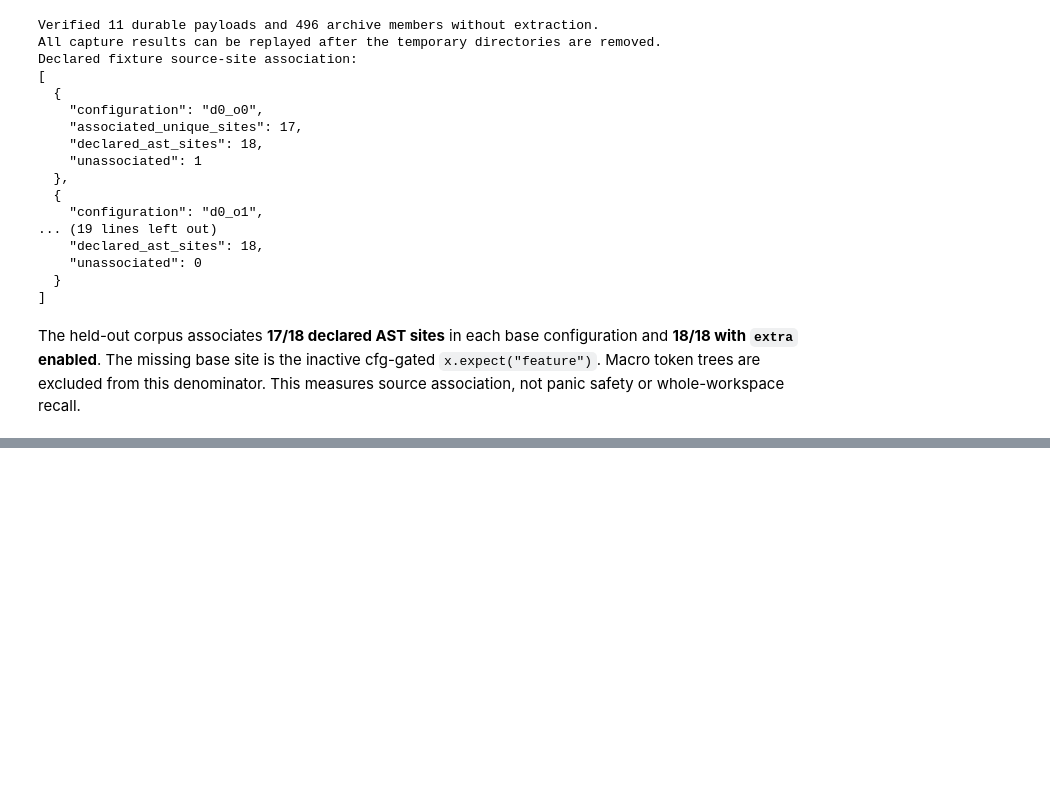
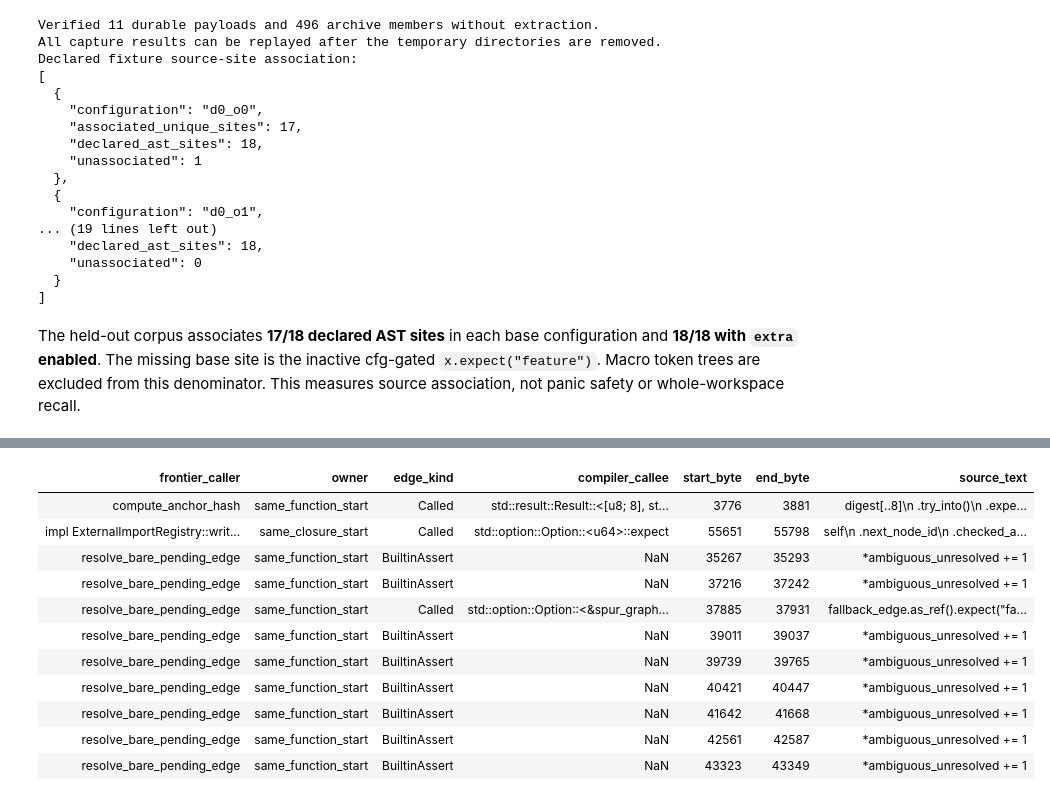
Before and after one commit to getspur/SpurCode, a Jupyter notebook: 2026-10-31-panic-graph-experiment.ipynb, the cells around one changed output, grey strips where cells are left out. Cells and saved outputs as stored; diff of their text form; code cells hidden in the pictures; blank space fills up the shorter version.

Commit message:
docs(spur-graph): P4 record workspace panic graph experiment

```diff
--- a/2026-10-31-panic-graph-experiment.ipynb
+++ b/2026-10-31-panic-graph-experiment.ipynb
@@ -4206,0 +4822,15 @@ The held-out corpus associates **17/18 declared AST sites** in each base configu
+# %%
+# The full CLI capture failed inside the pinned rustc/CGA producer (exit 101).
+# Try the existing smaller executable without changing production source or flags.
+assert ws_cli_process.poll() == 101
+ws_example_dir = ws_work / 'example-d1_o1'
+ws_example_dir.mkdir(exist_ok=False)
+ws_example_before = ws_cli_inventory()
+_ = (ws_example_dir / 'workspace-inputs-before.json').write_text(json.dumps(ws_example_before, indent=2) + '\n')
+ws_example_argv = [str(ws_repo / 'scripts/spur-cargo'), 'build', '--frozen', '--offline', '-p', 'spur-graph', '--example', 'panic_evidence', '--no-default-features', '--target', 'aarch64-apple-darwin', '-vv']
+ws_example_plan = dict(ws_cli_plan, phase='existing_example_extraction_after_cli_producer_failure', argv=ws_example_argv, packages=['spur-graph'], targets=['example:panic_evidence'], declared_input_count=len(ws_example_before), previous_cli_exit=101)
+_ = (ws_example_dir / 'compile-plan.json').write_text(json.dumps(ws_example_plan, indent=2) + '\n')
+ws_example_started = time.monotonic()
+with (ws_example_dir / 'compiler.stdout').open('wb') as stdout, (ws_example_dir / 'compiler.stderr').open('wb') as stderr:
+    ws_example_process = subprocess.Popen(ws_example_argv, cwd=ws_repo, env=ws_extract_env, stdout=stdout, stderr=stderr)
+print(json.dumps({'state':'running','pid':ws_example_process.pid,'target':'existing spur-graph example panic_evidence','declared_inputs':len(ws_example_before)}, indent=2))
@@ -4206,0 +4844,11 @@ The held-out corpus associates **17/18 declared AST sites** in each base configu
+# %%
+ws_example_exit = ws_example_process.poll()
+ws_example_log = (ws_example_dir / 'compiler.stderr').read_text(errors='replace')
+ws_example_markers = [line.removeprefix('cga-emit:') for line in ws_example_log.splitlines() if line.startswith('cga-emit:')]
+ws_example_status = {'state':'running' if ws_example_exit is None else 'finished','exit':ws_example_exit,'elapsed_seconds_at_poll':round(time.monotonic()-ws_example_started,2),'emitted_markers':len(ws_example_markers),'unique_emitted_paths':len(set(ws_example_markers)),'diagnostics':[line[:240] for line in ws_example_log.splitlines() if line.startswith(('error:',"thread '",'    Finished','   Compiling'))][-6:]}
+if ws_example_exit is not None:
+    ws_example_after = ws_cli_inventory()
+    _ = (ws_example_dir / 'workspace-inputs-after.json').write_text(json.dumps(ws_example_after, indent=2) + '\n')
+    ws_example_status.update(source_inputs_unchanged=ws_example_after == ws_example_before,graph_pointer_unchanged=str((ws_repo/'.spur/graph/CURRENT').resolve()) == ws_plan['graph_target'],graph_manifest_unchanged=ws_digest((Path(ws_plan['graph_target'])/'manifest.json').read_bytes()) == ws_plan['graph_manifest_sha256'],stdout_sha256=ws_digest((ws_example_dir/'compiler.stdout').read_bytes()),stderr_sha256=ws_digest((ws_example_dir/'compiler.stderr').read_bytes()))
+    _ = (ws_example_dir / 'compile-result.json').write_text(json.dumps(ws_example_status, indent=2) + '\n')
+print(json.dumps(ws_example_status,indent=2))
@@ -4206,0 +5140,21 @@ The held-out corpus associates **17/18 declared AST sites** in each base configu
+# %%
+CREATE OR REPLACE TEMP TABLE ws_example_observations AS
+SELECT * FROM read_json_auto('/private/tmp/panic-workspace-20261101/example-d1_o1/flat/observations.jsonl');
+COPY ws_example_observations TO '/private/tmp/panic-workspace-20261101/example-d1_o1/flat/observations.parquet' (FORMAT PARQUET, COMPRESSION ZSTD);
+SELECT frontier_caller, owner, edge_kind, compiler_callee, start_byte, end_byte, source_text
+FROM ws_example_observations
+WHERE exact_call_span OR edge_kind='BuiltinAssert'
+ORDER BY frontier_caller, start_byte, end_byte;
+# %% [output]
+| frontier_caller | owner | edge_kind | compiler_callee | start_byte | end_byte | source_text |
+| compute_anchor_hash | same_function_start | Called | std::result::Result::<[u8; 8], st... | 3776 | 3881 | digest[..8]\n .try_into()\n .expe... |
+| impl ExternalImportRegistry::writ... | same_closure_start | Called | std::option::Option::<u64>::expect | 55651 | 55798 | self\n .next_node_id\n .checked_a... |
+| resolve_bare_pending_edge | same_function_start | BuiltinAssert | NaN | 35267 | 35293 | *ambiguous_unresolved += 1 |
+| resolve_bare_pending_edge | same_function_start | BuiltinAssert | NaN | 37216 | 37242 | *ambiguous_unresolved += 1 |
+| resolve_bare_pending_edge | same_function_start | Called | std::option::Option::<&spur_graph... | 37885 | 37931 | fallback_edge.as_ref().expect("fa... |
+| resolve_bare_pending_edge | same_function_start | BuiltinAssert | NaN | 39011 | 39037 | *ambiguous_unresolved += 1 |
+| resolve_bare_pending_edge | same_function_start | BuiltinAssert | NaN | 39739 | 39765 | *ambiguous_unresolved += 1 |
+| resolve_bare_pending_edge | same_function_start | BuiltinAssert | NaN | 40421 | 40447 | *ambiguous_unresolved += 1 |
+| resolve_bare_pending_edge | same_function_start | BuiltinAssert | NaN | 41642 | 41668 | *ambiguous_unresolved += 1 |
+| resolve_bare_pending_edge | same_function_start | BuiltinAssert | NaN | 42561 | 42587 | *ambiguous_unresolved += 1 |
+| resolve_bare_pending_edge | same_function_start | BuiltinAssert | NaN | 43323 | 43349 | *ambiguous_unresolved += 1 |
```
Also changed, not shown: parts of 40 cells of this notebook, 1 other file.
